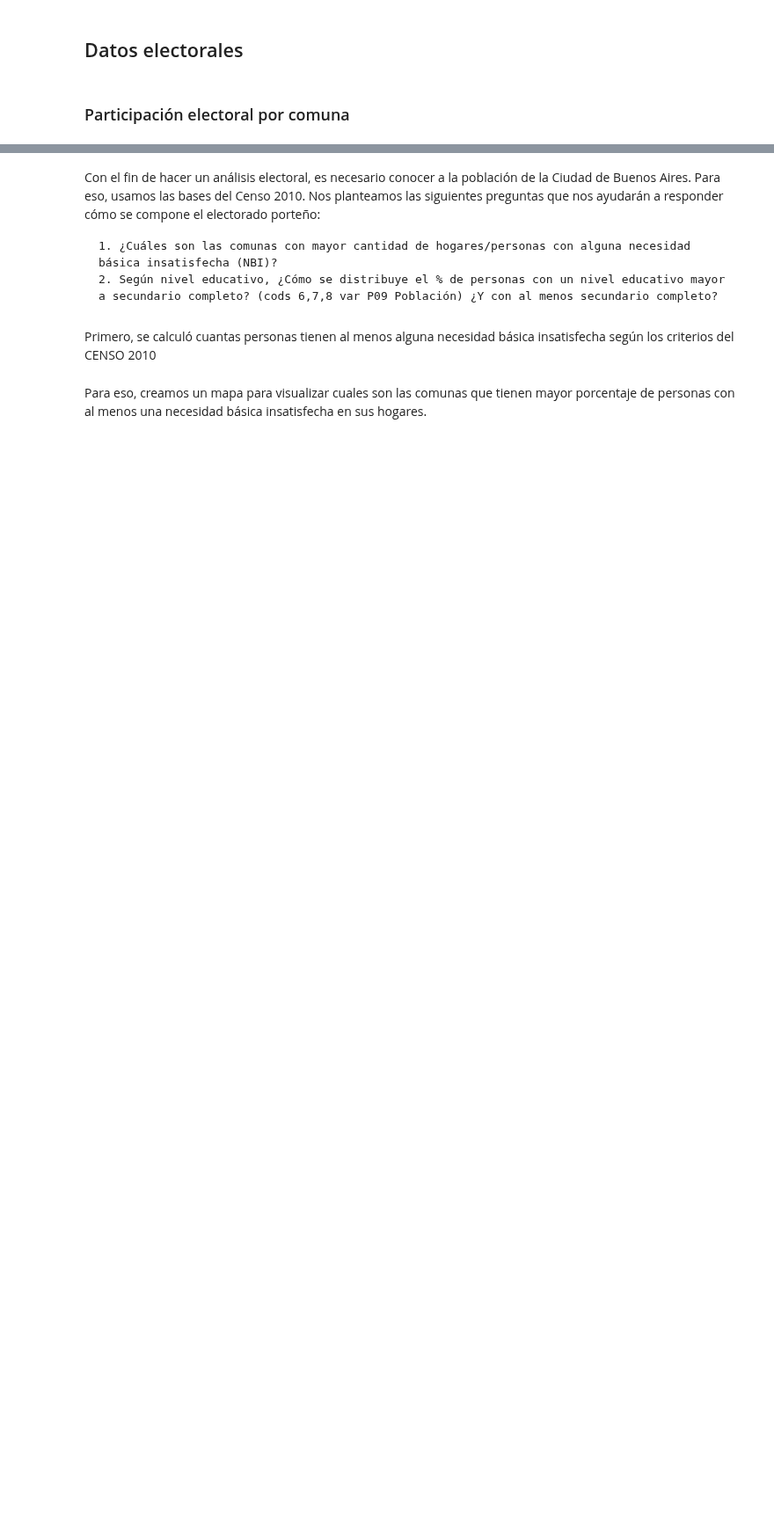
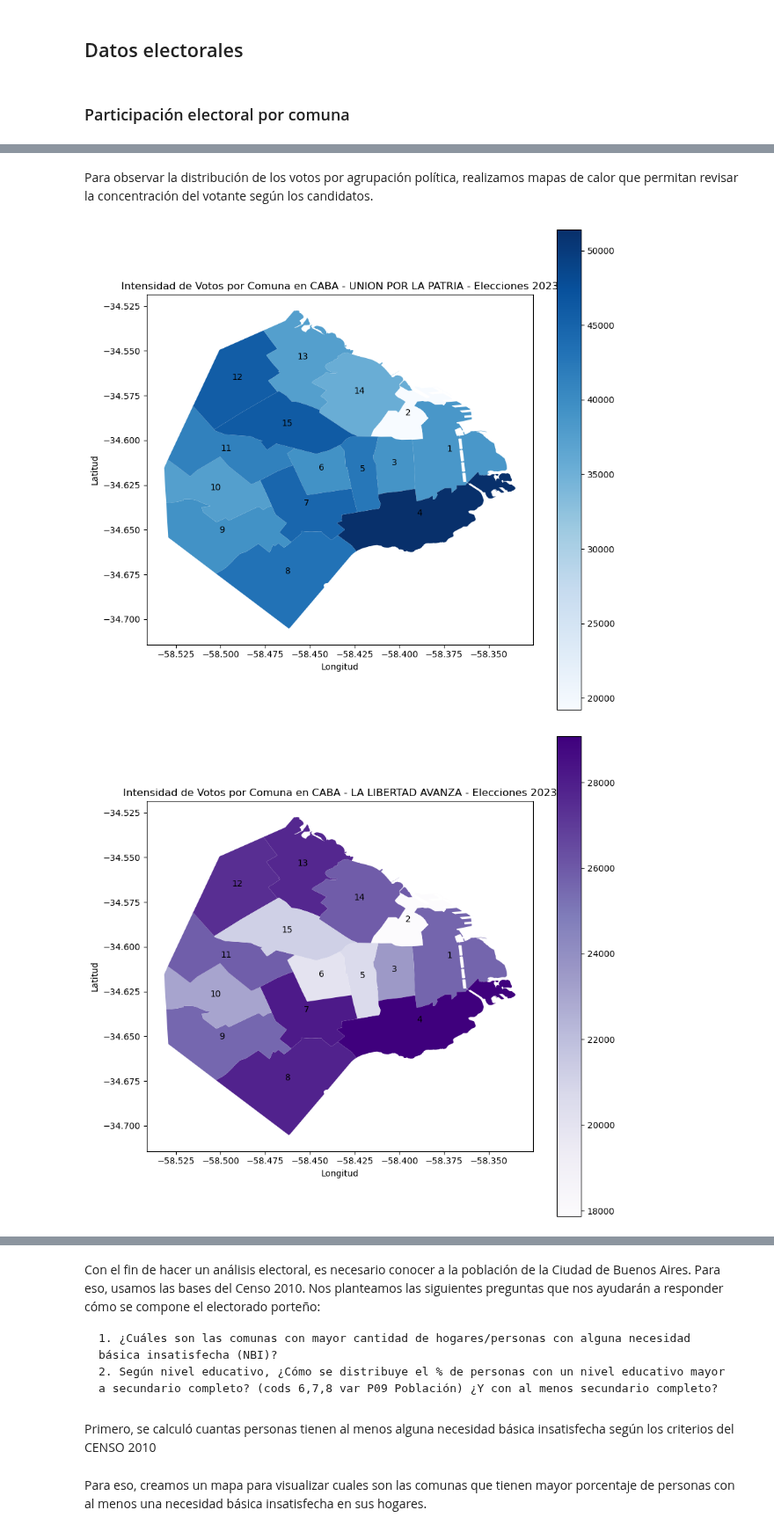
Before and after one commit to nicolasfaccini/Analisis-Elecciones-Generales-2023-Python, a Jupyter notebook: Informe_copy.ipynb, the cells around one changed output, grey strips where cells are left out. Shown at 88% size. Cells and saved outputs as stored; diff of their text form; code cells hidden in the pictures; blank space fills up the shorter version.

```diff
--- a/Informe_copy.ipynb
+++ b/Informe_copy.ipynb
@@ -187,0 +256,24 @@ plt.show()
+# %% [markdown]
+Para observar la distribución de los votos por agrupación política, realizamos mapas de calor que permitan revisar la concentración del votante según los candidatos.
+# %%
+def plot_votos_por_comuna(df, gdf, partido_nombre, color):
+    df_partido = df[df['agrupacion_nombre'] == partido_nombre]  # Filtrar por partido y agrupar los votos
+    df_votos_por_comuna = df_partido.groupby('seccion_id')['votos_cantidad'].sum().reset_index()
+    gdf_dissolved = gdf.dissolve(by='COMUNA') # Disolver el GeoDataFrame por comuna
+    gdf_merged = gdf_dissolved.merge(df_votos_por_comuna, left_on=gdf_dissolved.index, right_on='seccion_id', how='left') # Realizar el merge
+    fig, ax = plt.subplots(1, 1, figsize=(10, 10)) # Crear la figura
+    gdf_merged.plot(column='votos_cantidad', ax=ax, legend=True, cmap=color)
+    for _, row in gdf_merged.iterrows(): # Añadir anotaciones para los números de comuna
+        plt.annotate(text=row['seccion_id'], xy=(row.geometry.centroid.x, row.geometry.centroid.y),
+                    horizontalalignment='center')
+    plt.title(f'Intensidad de Votos por Comuna en CABA - {partido_nombre} - Elecciones 2023') # Establecer títulos y etiquetas
+    plt.xlabel('Longitud')
+    plt.ylabel('Latitud')
+    plt.show()
+
+plot_votos_por_comuna(df_resultadosCaba, gdf, "UNION POR LA PATRIA", 'Blues')
+plot_votos_por_comuna(df_resultadosCaba, gdf, "LA LIBERTAD AVANZA", 'Purples')
+plot_votos_por_comuna(df_resultadosCaba, gdf, "JUNTOS POR EL CAMBIO", 'YlOrBr')
+# %% [output]
+[figure, added]
+[figure, added]
```
Also changed, not shown: parts of 35 cells of this notebook.
